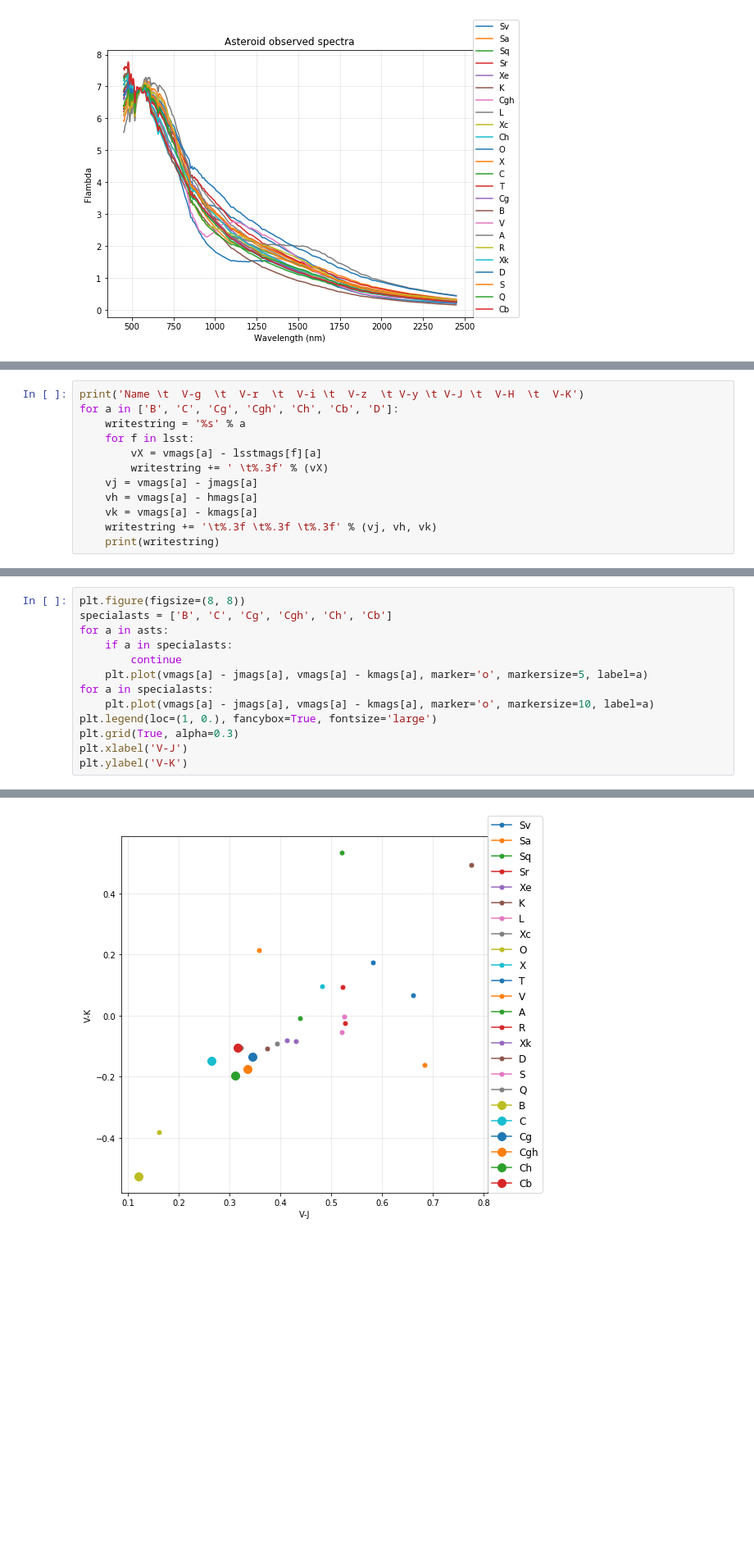
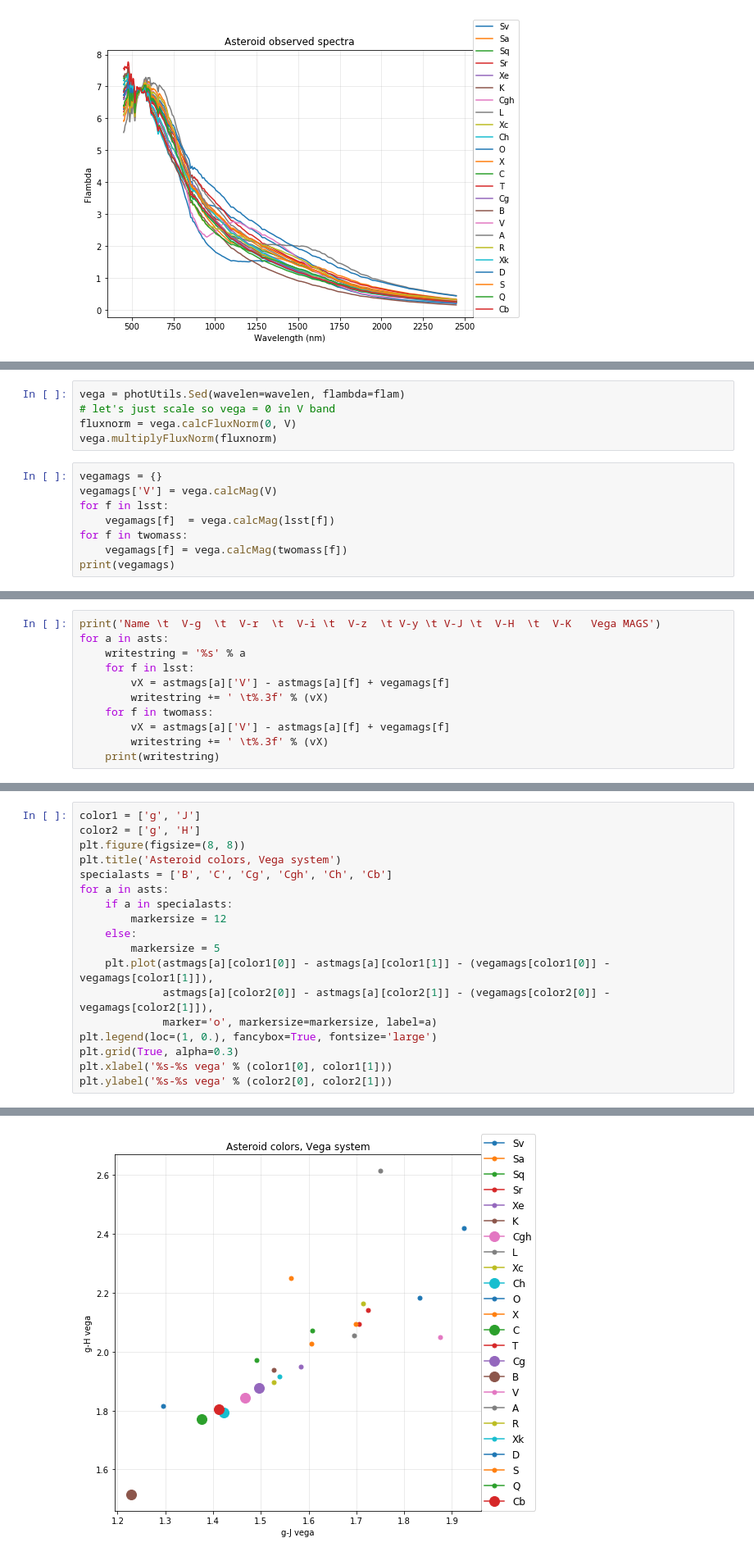
Before and after one commit to rhiannonlynne/notebooks, a Jupyter notebook: Asteroid Colors.ipynb, the cells around one changed output, grey strips where cells are left out. Shown at 82% size. Cells and saved outputs as stored; diff of their text form; blank space fills up the shorter version.

Commit message:
Updated asteroid colors with vega mags

```diff
--- a/Asteroid Colors.ipynb
+++ b/Asteroid Colors.ipynb
@@ -177,0 +193,13 @@ Cb      -0.133  0.165   0.291   0.310   0.326   0.316   0.235   -0.106
+# %%
+vega = photUtils.Sed(wavelen=wavelen, flambda=flam)
+# let's just scale so vega = 0 in V band
+fluxnorm = vega.calcFluxNorm(0, V)
+vega.multiplyFluxNorm(fluxnorm)
+# %%
+vegamags = {}
+vegamags['V'] = vega.calcMag(V)
+for f in lsst:
+    vegamags[f]  = vega.calcMag(lsst[f])
+for f in twomass:
+    vegamags[f] = vega.calcMag(twomass[f])
+print(vegamags)
@@ -178,13 +208,12 @@ Cb      -0.133  0.165   0.291   0.310   0.326   0.316   0.235   -0.106
 # %%
-print('Name \t  V-g  \t  V-r  \t  V-i \t  V-z  \t V-y \t V-J \t  V-H  \t  V-K')
-for a in ['B', 'C', 'Cg', 'Cgh', 'Ch', 'Cb', 'D']:
+print('Name \t  V-g  \t  V-r  \t  V-i \t  V-z  \t V-y \t V-J \t  V-H  \t  V-K   Vega MAGS')
+for a in asts:
     writestring = '%s' % a
     for f in lsst:
-        vX = vmags[a] - lsstmags[f][a]
+        vX = astmags[a]['V'] - astmags[a][f] + vegamags[f]
         writestring += ' \t%.3f' % (vX)
-    vj = vmags[a] - jmags[a]
-    vh = vmags[a] - hmags[a]
-    vk = vmags[a] - kmags[a]
-    writestring += '\t%.3f \t%.3f \t%.3f' % (vj, vh, vk)
+    for f in twomass:
+        vX = astmags[a]['V'] - astmags[a][f] + vegamags[f]
+        writestring += ' \t%.3f' % (vX)
     print(writestring)
 # %% [output]
@@ -199,14 +237,19 @@ D       -0.188  0.240   0.464   0.554   0.646   0.775   0.794   0.492
 # %%
+color1 = ['g', 'J']
+color2 = ['g', 'H']
 plt.figure(figsize=(8, 8))
+plt.title('Asteroid colors, Vega system')
 specialasts = ['B', 'C', 'Cg', 'Cgh', 'Ch', 'Cb']
 for a in asts:
     if a in specialasts:
-        continue
-    plt.plot(vmags[a] - jmags[a], vmags[a] - kmags[a], marker='o', markersize=5, label=a)
-for a in specialasts:
-    plt.plot(vmags[a] - jmags[a], vmags[a] - kmags[a], marker='o', markersize=10, label=a)
+        markersize = 12
+    else:
+        markersize = 5
+    plt.plot(astmags[a][color1[0]] - astmags[a][color1[1]] - (vegamags[color1[0]] - vegamags[color1[1]]),
+             astmags[a][color2[0]] - astmags[a][color2[1]] - (vegamags[color2[0]] - vegamags[color2[1]]),
+             marker='o', markersize=markersize, label=a)
 plt.legend(loc=(1, 0.), fancybox=True, fontsize='large')
 plt.grid(True, alpha=0.3)
-plt.xlabel('V-J')
-plt.ylabel('V-K')
+plt.xlabel('%s-%s vega' % (color1[0], color1[1]))
+plt.ylabel('%s-%s vega' % (color2[0], color2[1]))
 # %% [output]
@@ -214 +257 @@ Text(0,0.5,'V-K')
-[figure, old version]
+[figure, new version]
```
Also changed, not shown: parts of 8 cells of this notebook.
